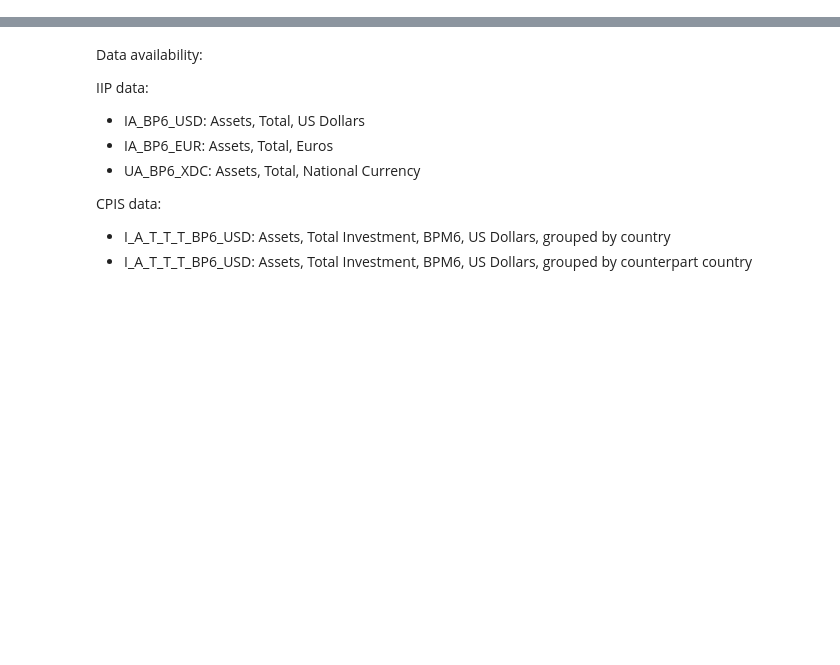
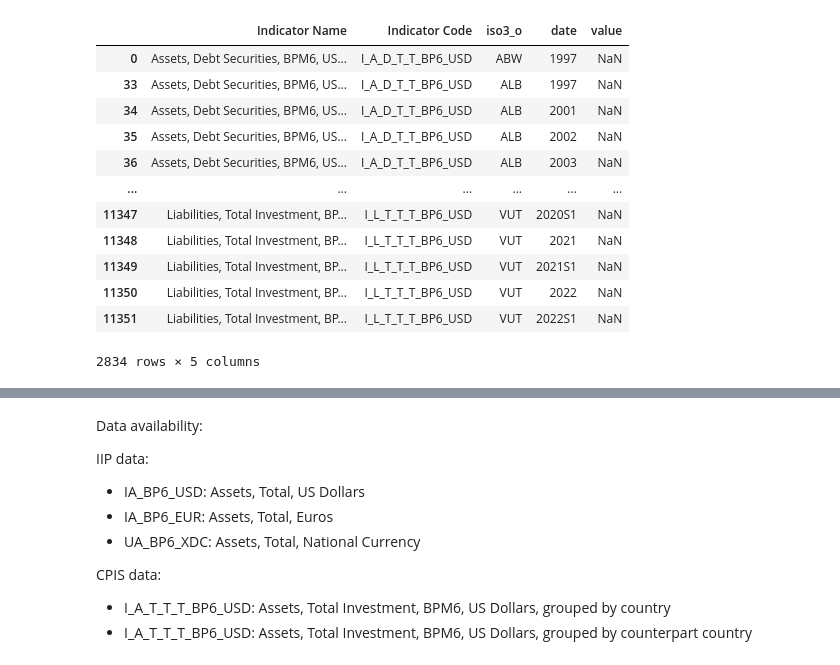
Before and after one commit to emilyfu1/riskoff, a Jupyter notebook: lookatdata.ipynb, the cells around one changed output, grey strips where cells are left out. Saved outputs shown, nothing was run; the diff lists cells and outputs as text; code cells hidden in the pictures; blank space fills up the shorter version.

```diff
--- a/lookatdata.ipynb
+++ b/lookatdata.ipynb
@@ -80,4 +86,32 @@ cpis_long = cpis_long.fillna(value=np.nan)
+# %%
+# remove the weird strings by just changing them to nan
+cpis_long.loc[cpis_long['value'] == 'C', 'value'] = np.nan
+cpis_long.loc[cpis_long['value'] == '-', 'value'] = np.nan
+# i'm considering zeros as nans as well just based on how the zeros are distributed
+cpis_long.loc[cpis_long['value'] == '0', 'value'] = np.nan
+# change value column to numeric
+cpis_long['value'] = pd.to_numeric(cpis_long['value'])
+
+# for some reason the values in each country pair and time period show up across two rows so i need to squish them down
+cpis_long = cpis_long.groupby(['Indicator Name', 'Indicator Code', 'iso3_o', 'iso3_c', 'date']).sum(min_count=1).reset_index()
+cpis_long = cpis_long.fillna(value=np.nan)
 # %%
 # make two cpis dataframes (grouping by both sets of countries)
 cpis_grouped_o = cpis_long.groupby(['Indicator Name', 'Indicator Code', 'iso3_o', 'date'], as_index=False)['value'].sum(min_count=1)
 cpis_grouped_c = cpis_long.groupby(['Indicator Name', 'Indicator Code', 'iso3_c', 'date'], as_index=False)['value'].sum(min_count=1)
+# %%
+cpis_grouped_o[cpis_grouped_o['value'].isna()]
+# %% [output]
+|  | Indicator Name | Indicator Code | iso3_o | date | value |
+| 0 | Assets, Debt Securities, BPM6, US... | I_A_D_T_T_BP6_USD | ABW | 1997 | NaN |
+| 33 | Assets, Debt Securities, BPM6, US... | I_A_D_T_T_BP6_USD | ALB | 1997 | NaN |
+| 34 | Assets, Debt Securities, BPM6, US... | I_A_D_T_T_BP6_USD | ALB | 2001 | NaN |
+| 35 | Assets, Debt Securities, BPM6, US... | I_A_D_T_T_BP6_USD | ALB | 2002 | NaN |
+| 36 | Assets, Debt Securities, BPM6, US... | I_A_D_T_T_BP6_USD | ALB | 2003 | NaN |
+| ... | ... | ... | ... | ... | ... |
+| 11347 | Liabilities, Total Investment, BP... | I_L_T_T_T_BP6_USD | VUT | 2020S1 | NaN |
+| 11348 | Liabilities, Total Investment, BP... | I_L_T_T_T_BP6_USD | VUT | 2021 | NaN |
+| 11349 | Liabilities, Total Investment, BP... | I_L_T_T_T_BP6_USD | VUT | 2021S1 | NaN |
+| 11350 | Liabilities, Total Investment, BP... | I_L_T_T_T_BP6_USD | VUT | 2022 | NaN |
+| 11351 | Liabilities, Total Investment, BP... | I_L_T_T_T_BP6_USD | VUT | 2022S1 | NaN |
+2834 rows × 5 columns
```
Also changed, not shown: parts of 7 cells of this notebook.
